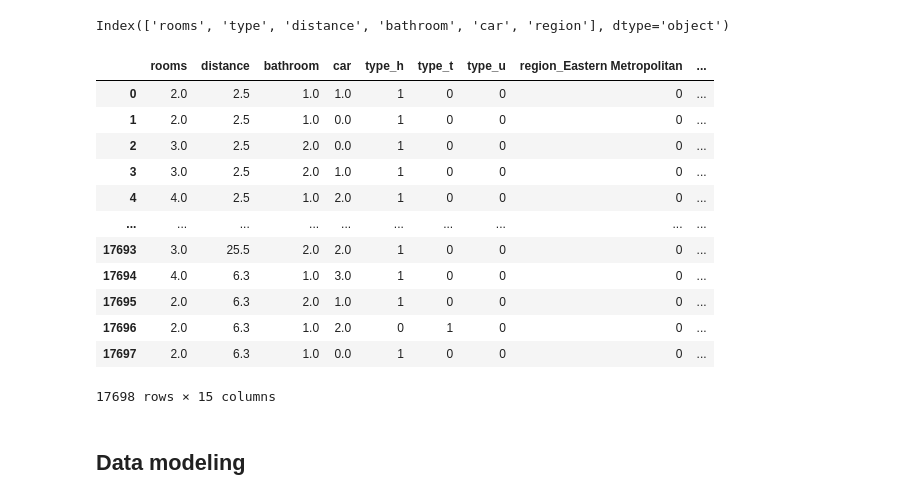
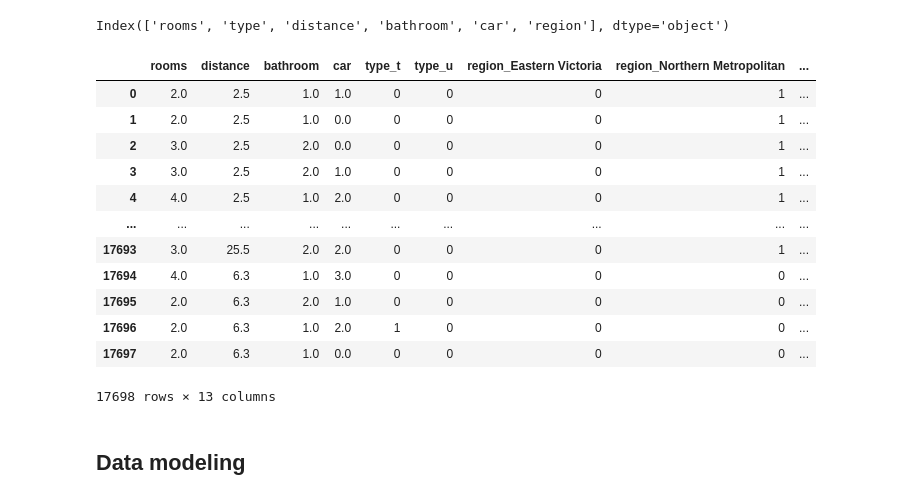
Before and after one commit to yawavi92/ML-Housing_price_predection, a Jupyter notebook: melbourne_housing_data.ipynb, the cells around one changed output. Drawn from its saved outputs; the diff is of its cells as text; code cells hidden in the pictures.

```diff
--- a/melbourne_housing_data.ipynb
+++ b/melbourne_housing_data.ipynb
@@ -410,22 +410,22 @@ X.columns
 # %% [output]
 Index(['rooms', 'type', 'distance', 'bathroom', 'car', 'region'], dtype='object')
 # %%
-X = pd.get_dummies(X)
+X = pd.get_dummies(X, drop_first=True)
 X
 # %% [output]
-|  | rooms | distance | bathroom | car | type_h | type_t | type_u | region_Eastern Metropolitan | ... |
-| 0 | 2.0 | 2.5 | 1.0 | 1.0 | 1 | 0 | 0 | 0 | ... |
-| 1 | 2.0 | 2.5 | 1.0 | 0.0 | 1 | 0 | 0 | 0 | ... |
-| 2 | 3.0 | 2.5 | 2.0 | 0.0 | 1 | 0 | 0 | 0 | ... |
-| 3 | 3.0 | 2.5 | 2.0 | 1.0 | 1 | 0 | 0 | 0 | ... |
-| 4 | 4.0 | 2.5 | 1.0 | 2.0 | 1 | 0 | 0 | 0 | ... |
+|  | rooms | distance | bathroom | car | type_t | type_u | region_Eastern Victoria | region_Northern Metropolitan | ... |
+| 0 | 2.0 | 2.5 | 1.0 | 1.0 | 0 | 0 | 0 | 1 | ... |
+| 1 | 2.0 | 2.5 | 1.0 | 0.0 | 0 | 0 | 0 | 1 | ... |
+| 2 | 3.0 | 2.5 | 2.0 | 0.0 | 0 | 0 | 0 | 1 | ... |
+| 3 | 3.0 | 2.5 | 2.0 | 1.0 | 0 | 0 | 0 | 1 | ... |
+| 4 | 4.0 | 2.5 | 1.0 | 2.0 | 0 | 0 | 0 | 1 | ... |
 | ... | ... | ... | ... | ... | ... | ... | ... | ... | ... |
-| 17693 | 3.0 | 25.5 | 2.0 | 2.0 | 1 | 0 | 0 | 0 | ... |
-| 17694 | 4.0 | 6.3 | 1.0 | 3.0 | 1 | 0 | 0 | 0 | ... |
-| 17695 | 2.0 | 6.3 | 2.0 | 1.0 | 1 | 0 | 0 | 0 | ... |
-| 17696 | 2.0 | 6.3 | 1.0 | 2.0 | 0 | 1 | 0 | 0 | ... |
-| 17697 | 2.0 | 6.3 | 1.0 | 0.0 | 1 | 0 | 0 | 0 | ... |
+| 17693 | 3.0 | 25.5 | 2.0 | 2.0 | 0 | 0 | 0 | 1 | ... |
+| 17694 | 4.0 | 6.3 | 1.0 | 3.0 | 0 | 0 | 0 | 0 | ... |
+| 17695 | 2.0 | 6.3 | 2.0 | 1.0 | 0 | 0 | 0 | 0 | ... |
+| 17696 | 2.0 | 6.3 | 1.0 | 2.0 | 1 | 0 | 0 | 0 | ... |
+| 17697 | 2.0 | 6.3 | 1.0 | 0.0 | 0 | 0 | 0 | 0 | ... |
-17698 rows × 15 columns
+17698 rows × 13 columns
 # %%
 # split data
 X_train, X_test, y_train, y_test = train_test_split(X, y, test_size = 0.2, random_state = 42)
```
Also changed, not shown: parts of 11 cells of this notebook, 3 other files.
